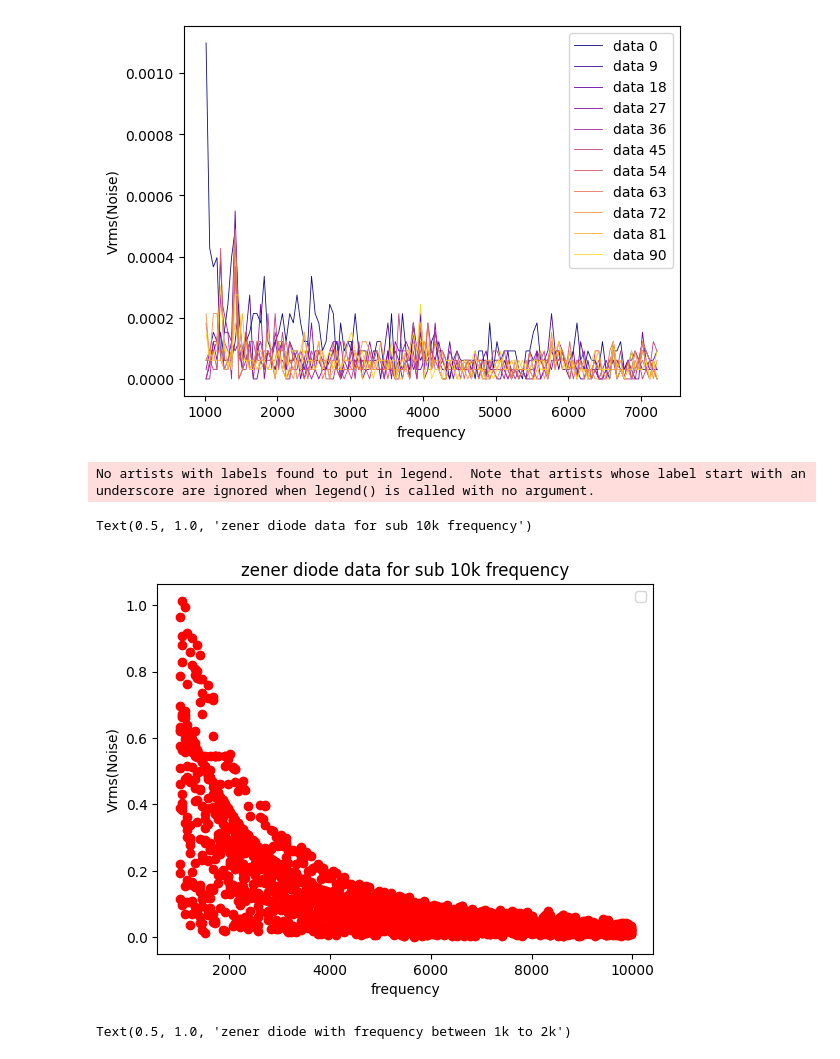
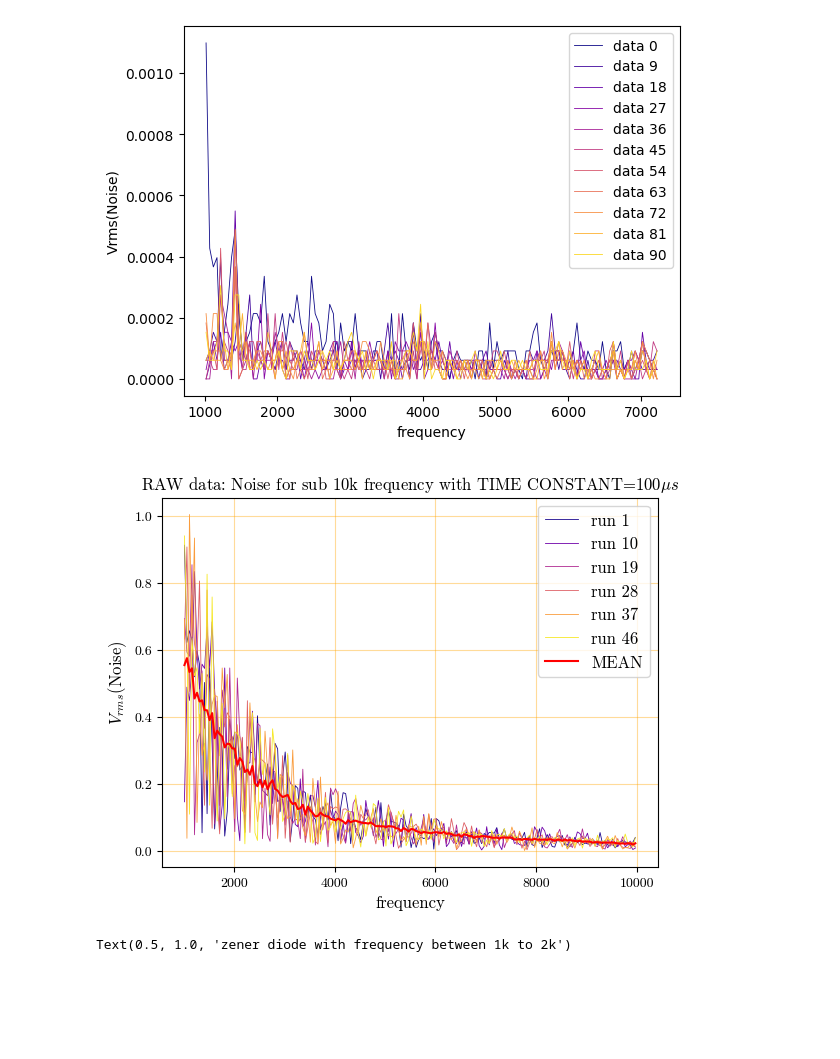
Before and after one commit to vijaypanchalr3/shotnoise, a Jupyter notebook: src/analysis/analysis.ipynb, the cells around one changed output. Saved outputs shown, nothing was run; the diff lists cells and outputs as text; code cells hidden in the pictures; blank space fills up the shorter version.

```diff
--- a/src/analysis/analysis.ipynb
+++ b/src/analysis/analysis.ipynb
@@ -88,14 +99,19 @@ ax.set_ylabel("Vrms(Noise)")
 Text(0, 0.5, 'Vrms(Noise)')
 [figure]
 # %%
+
 diff_data, colormap = file3_init.shady_plot("plasma")
-total_points=10
+total_points=5
 fig, ax = plt.subplots()
-for i in range(0,len(diff_data),int(len(diff_data)/total_points)):
-    ax.plot(diff_data[i][:,0],diff_data[i][:,1],color=colormap(i), label=f"data {i}",linewidth= .6)
-# ax.set(ylim=(0.0,0.0002))
-ax.legend()
-ax.set_xlabel("frequency")
-ax.set_ylabel("Vrms(Noise)")
-ax.set_title("Zener low frequency Noise spectrum (sub hertz)")
+for i in range(2,len(diff_data),int(len(diff_data)/total_points)):
+    ax.plot(diff_data[i][:,0],diff_data[i][:,1],color=colormap(i), label=f"run {i+1}",linewidth= .6)
+    # ax.plot(diff_data[i][:,0],diff_data[i][:,1],'ro')
+ax.plot(diff_data[0][:,0],diff_data[0][:,1],"r",label="FIRST RUN",linewidth =1.5)
+# ax.set(ylim=(0.0,0.001))
+ax.set_xlabel("frequency",fontdict=font)
+ax.set_ylabel("$V_{rms}$(Noise)",fontdict=font)
+ax.set_title("RAW data: Noise for sub 1Hz frequency with TIME CONSTANT=100$ms$",fontdict=font)
+ax.grid(which="both",axis="both",color="orange",alpha=0.4)
+ax.legend(prop= leg_font)
+plt.savefig("raw1100us.png",dpi=500)
 # %% [output]
@@ -129,17 +144,19 @@ Text(0, 0.5, 'Vrms(Noise)')
 [figure]
 # %%
 diff_data, colormap = ufile1_init.shady_plot("plasma")
-total_points=10
+data = ufile1_init.get_mean()
+total_points=5
 fig, ax = plt.subplots()
-for i in range(0,len(diff_data),int(len(diff_data)/total_points)):
-    # ax.plot(diff_data[i][:,0],diff_data[i][:,1],color=colormap(i), label=f"data {i}",linewidth= .6)
-    ax.plot(diff_data[i][:,0],diff_data[i][:,1],'ro')
+for i in range(1,len(diff_data),int(len(diff_data)/total_points)):
+    ax.plot(diff_data[i][:,0],diff_data[i][:,1],color=colormap(i), label=f"run {i}",linewidth= .6)
+    # ax.plot(diff_data[i][:,0],diff_data[i][:,1],'ro')
+ax.plot(data[:,0],data[:,1],"r",label="MEAN",linewidth =1.5)
 # ax.set(ylim=(0.0,0.001))
-ax.legend()
-ax.set_xlabel("frequency")
-ax.set_ylabel("Vrms(Noise)")
-ax.set_title("zener diode data for sub 10k frequency")
+ax.set_xlabel("frequency",fontdict=font)
+ax.set_ylabel("$V_{rms}$(Noise)",fontdict=font)
+ax.set_title("RAW data: Noise for sub 10k frequency with TIME CONSTANT=100$\mu s$",fontdict=font)
+ax.grid(which="both",axis="both",color="orange",alpha=0.4)
+ax.legend(prop= leg_font)
+plt.savefig("raw1000100us.png",dpi=500)
 # %% [output]
-No artists with labels found to put in legend.  Note that artists whose label start with an underscore are ignored when legend() is called with no argument.
-Text(0.5, 1.0, 'zener diode data for sub 10k frequency')
-[figure, old version]
+[figure, new version]
```
Also changed, not shown: parts of 3 cells of this notebook, 7 other files.
